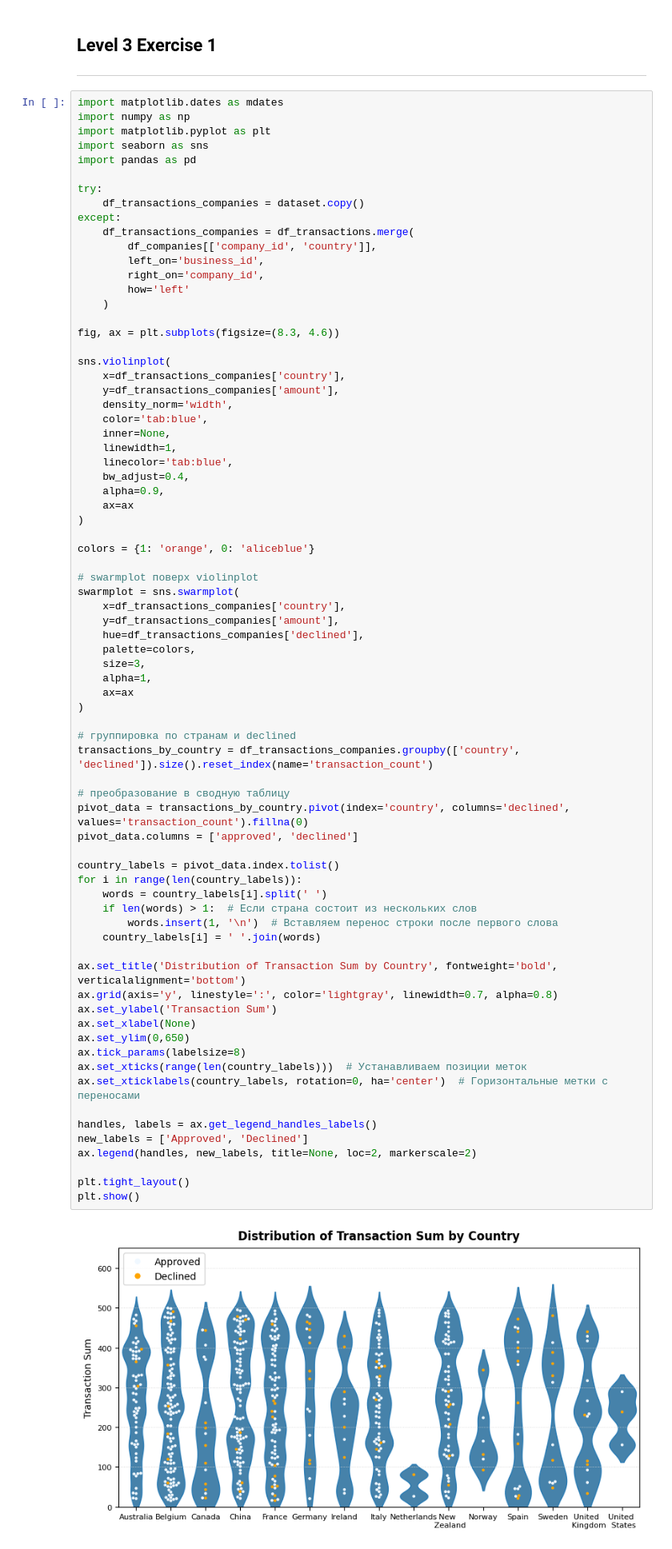
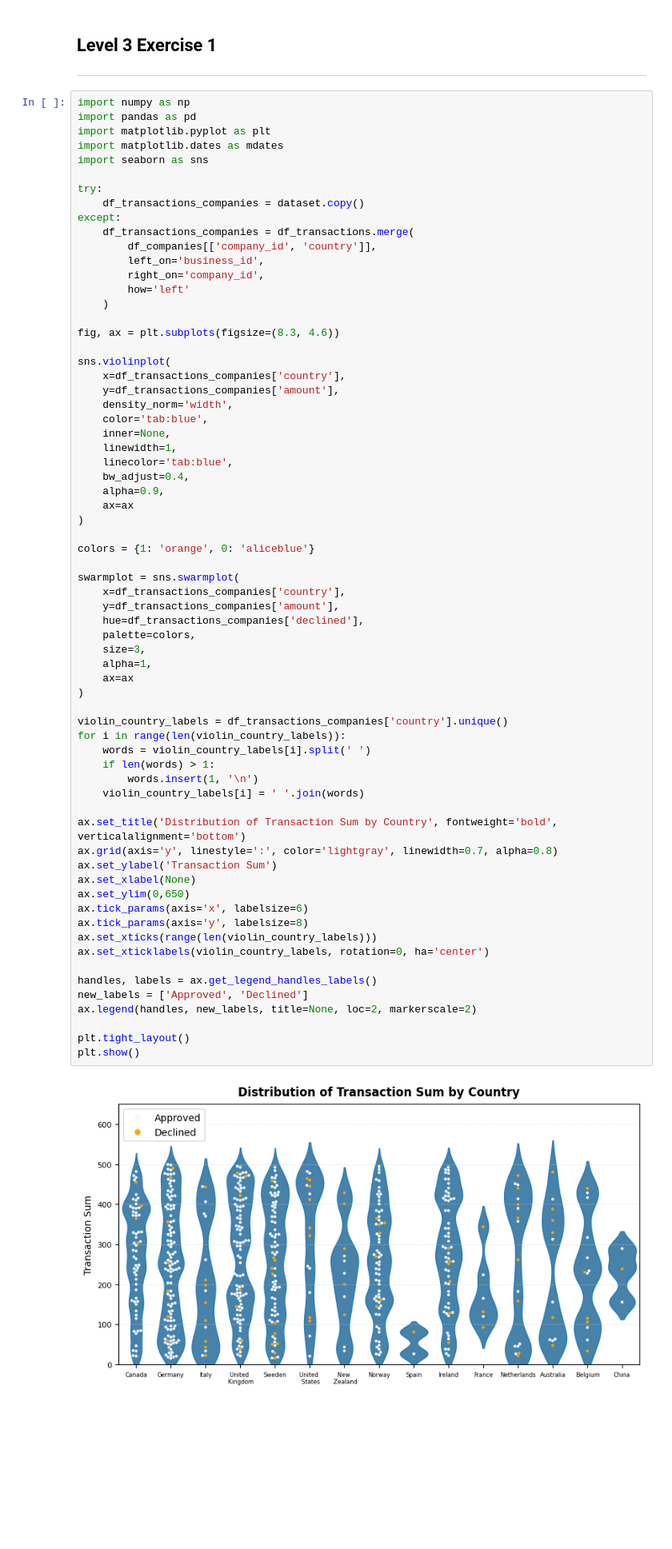
Before and after one commit to leocareer/DA_specialization, a Jupyter notebook: Sprint_08/S8_02.ipynb, the cells around one changed output. Shown at 80% size. Drawn from its saved outputs; the diff is of its cells as text; blank space fills up the shorter version.

```diff
--- a/Sprint_08/S8_02.ipynb
+++ b/Sprint_08/S8_02.ipynb
@@ -538,11 +517,11 @@ plt.show()
 ## Level 3 Exercise 1
 ---
 # %%
+import numpy as np
+import pandas as pd
+import matplotlib.pyplot as plt
 import matplotlib.dates as mdates
-import numpy as np
-import matplotlib.pyplot as plt
 import seaborn as sns
-import pandas as pd
 
 try:
     df_transactions_companies = dataset.copy()
@@ -568,51 +547,44 @@ sns.violinplot(
     alpha=0.9,
     ax=ax
 )
 
 colors = {1: 'orange', 0: 'aliceblue'}
 
-# swarmplot поверх violinplot
 swarmplot = sns.swarmplot(
     x=df_transactions_companies['country'],
     y=df_transactions_companies['amount'],
     hue=df_transactions_companies['declined'],
     palette=colors,
     size=3,
     alpha=1,
     ax=ax
 )
 
-# группировка по странам и declined
-transactions_by_country = df_transactions_companies.groupby(['country', 'declined']).size().reset_index(name='transaction_count')
-
-# преобразование в сводную таблицу
-pivot_data = transactions_by_country.pivot(index='country', columns='declined', values='transaction_count').fillna(0)
-pivot_data.columns = ['approved', 'declined']
-
-country_labels = pivot_data.index.tolist()
-for i in range(len(country_labels)):
-    words = country_labels[i].split(' ')
-    if len(words) > 1:  # Если страна состоит из нескольких слов
-        words.insert(1, '\n')  # Вставляем перенос строки после первого слова
-    country_labels[i] = ' '.join(words)
+violin_country_labels = df_transactions_companies['country'].unique()
+for i in range(len(violin_country_labels)):
+    words = violin_country_labels[i].split(' ')
+    if len(words) > 1:
+        words.insert(1, '\n')
+    violin_country_labels[i] = ' '.join(words)
 
 ax.set_title('Distribution of Transaction Sum by Country', fontweight='bold', verticalalignment='bottom')
 ax.grid(axis='y', linestyle=':', color='lightgray', linewidth=0.7, alpha=0.8)
 ax.set_ylabel('Transaction Sum')
 ax.set_xlabel(None)
 ax.set_ylim(0,650)
-ax.tick_params(labelsize=8)
-ax.set_xticks(range(len(country_labels)))  # Устанавливаем позиции меток
-ax.set_xticklabels(country_labels, rotation=0, ha='center')  # Горизонтальные метки с переносами
+ax.tick_params(axis='x', labelsize=6)
+ax.tick_params(axis='y', labelsize=8)
+ax.set_xticks(range(len(violin_country_labels)))
+ax.set_xticklabels(violin_country_labels, rotation=0, ha='center')
 
 handles, labels = ax.get_legend_handles_labels()
 new_labels = ['Approved', 'Declined']
 ax.legend(handles, new_labels, title=None, loc=2, markerscale=2)
 
 plt.tight_layout()
 plt.show()
 # %% [output]
-[figure, old version]
+[figure, new version]
 # %% [markdown]
 ## Level 3 Exercise 2
 ---
```
Also changed, not shown: parts of 11 cells of this notebook.
